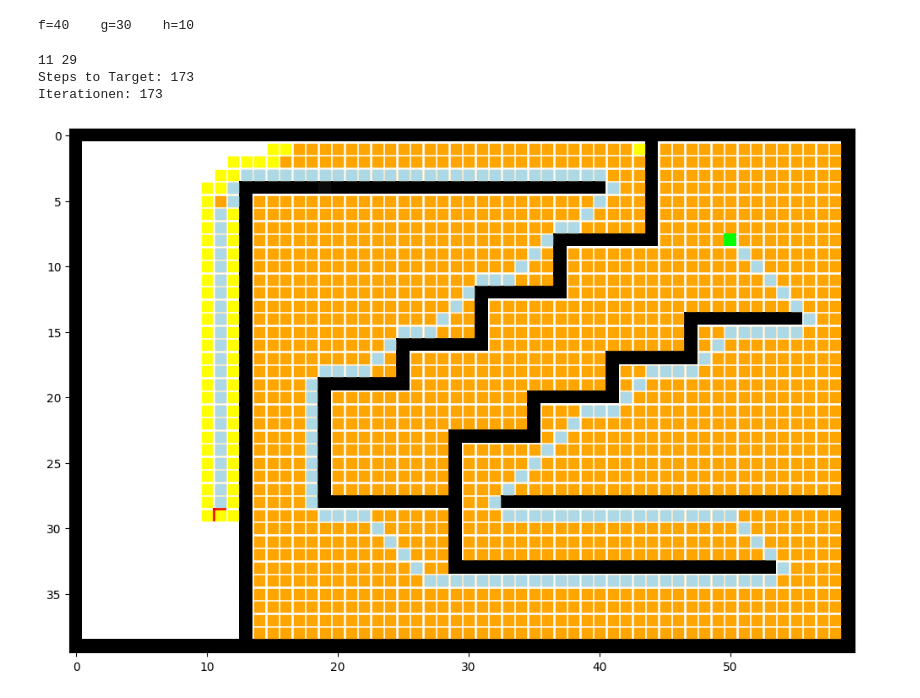
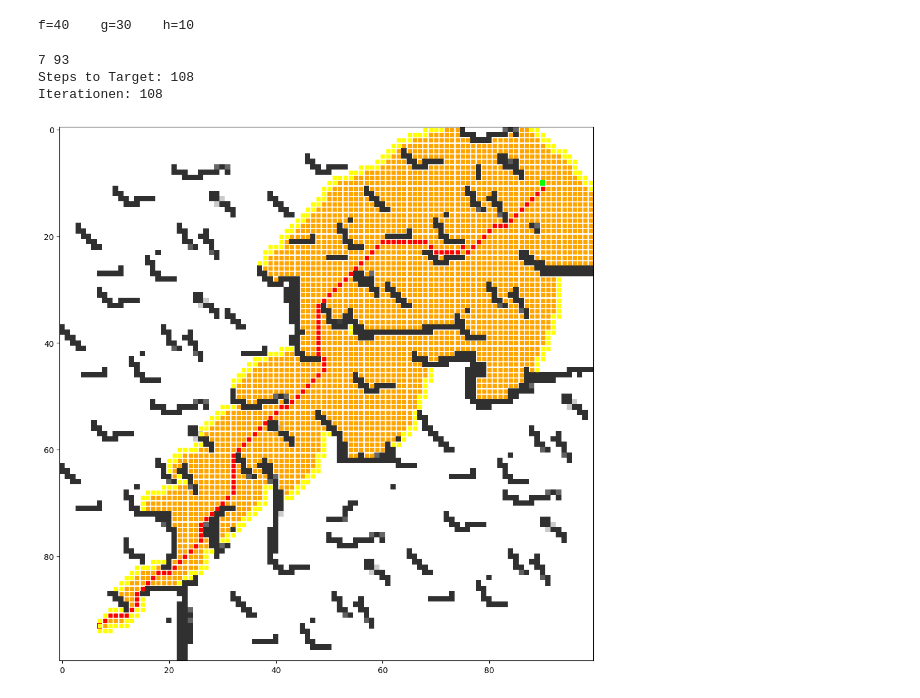
Before and after one commit to lukzimmermann/Algorithms, a Jupyter notebook: SearchBase/AStar.ipynb, the cells around one changed output. Drawn from its saved outputs; the diff is of its cells as text; code cells hidden in the pictures.

```diff
--- a/SearchBase/AStar.ipynb
+++ b/SearchBase/AStar.ipynb
@@ -3,7 +3,7 @@ import matplotlib.pyplot as plt
 import numpy as np
 from PIL import Image
 # %%
-img = np.asarray(Image.open('pic6.png'))
+img = np.asarray(Image.open('pic8.png'))
 plt.rcParams['figure.figsize'] = [12, 12]
 imgplot = plt.imshow(img)
 # %% [output]
@@ -320,16 +320,16 @@ def getPath(points:list[Point]):
 # %%
 path, iterations= getPath(pointList)
 
 print(f'Steps to Target: {iterations}')
 
 maxDimension = max(img.shape)
 sd = 250000/maxDimension**2
 
 printPlotDetail(pointList, img, iterations)
 for p in path:
-    plt.scatter(p.x, p.y, c='lightblue', marker='s', s=sd)
+    plt.scatter(p.x, p.y, c='red', marker='s', s=sd)
 # %% [output]
-11 29
-Steps to Target: 173
-Iterationen: 173
+7 93
+Steps to Target: 108
+Iterationen: 108
-[figure, old version]
+[figure, new version]
```
Also changed, not shown: parts of 1 cell of this notebook, 2 other files.
